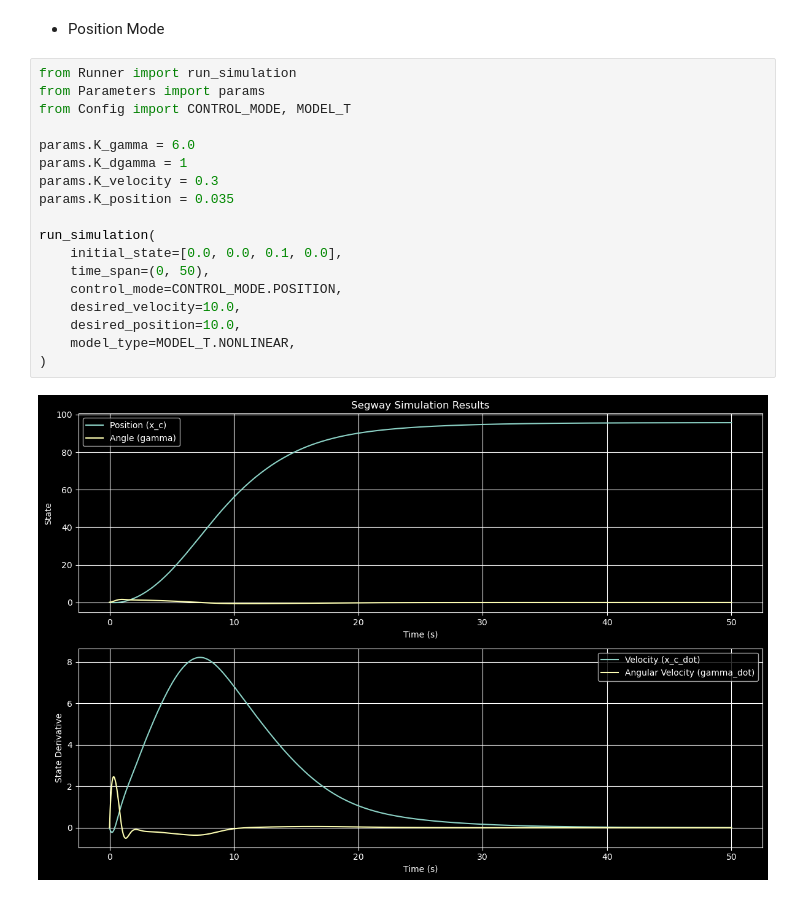
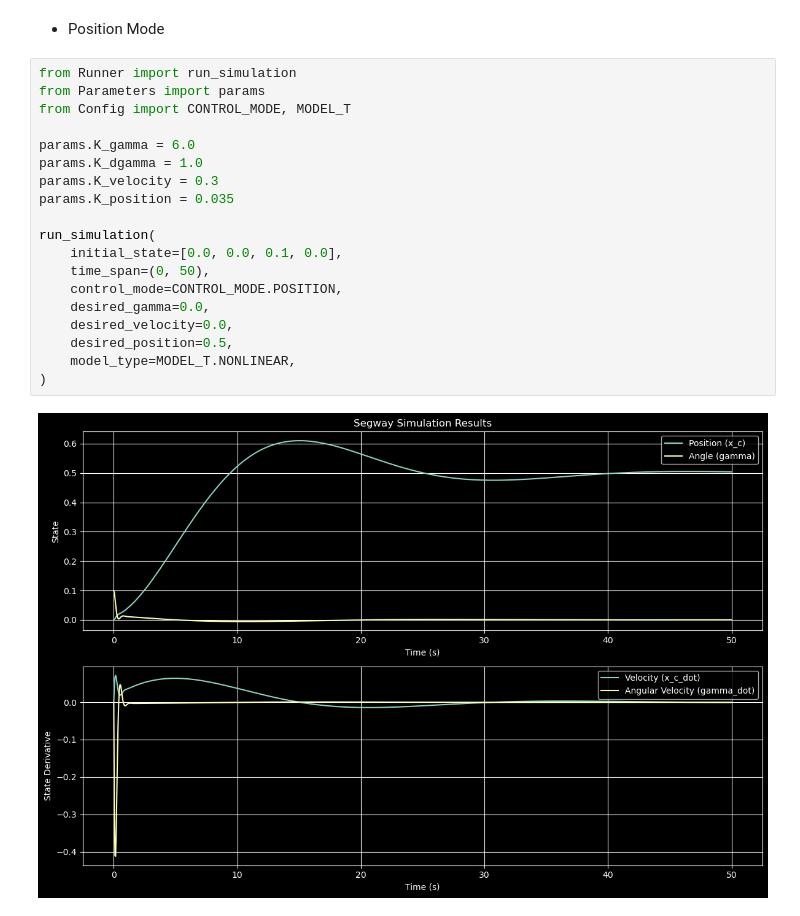
Before and after one commit to gaoshenghan1130/Matlab_Simu4Unicycle, a Jupyter notebook: Derivation/Segway/Segway_nonLinear.ipynb, the cells around one changed output. Saved outputs shown, nothing was run; the diff lists cells and outputs as text.

```diff
--- a/Derivation/Segway/Segway_nonLinear.ipynb
+++ b/Derivation/Segway/Segway_nonLinear.ipynb
@@ -104,20 +104,21 @@ run_simulation(
 # %%
 from Runner import run_simulation
 from Parameters import params
 from Config import CONTROL_MODE, MODEL_T
 
 params.K_gamma = 6.0
-params.K_dgamma = 1
+params.K_dgamma = 1.0
 params.K_velocity = 0.3
 params.K_position = 0.035
 
 run_simulation(
     initial_state=[0.0, 0.0, 0.1, 0.0],
     time_span=(0, 50),
     control_mode=CONTROL_MODE.POSITION,
-    desired_velocity=10.0,
-    desired_position=10.0,
+    desired_gamma=0.0,
+    desired_velocity=0.0,
+    desired_position=0.5,
     model_type=MODEL_T.NONLINEAR,
 )
 # %% [output]
-[figure, old version]
+[figure, new version]
```
Also changed, not shown: 3 other files.
